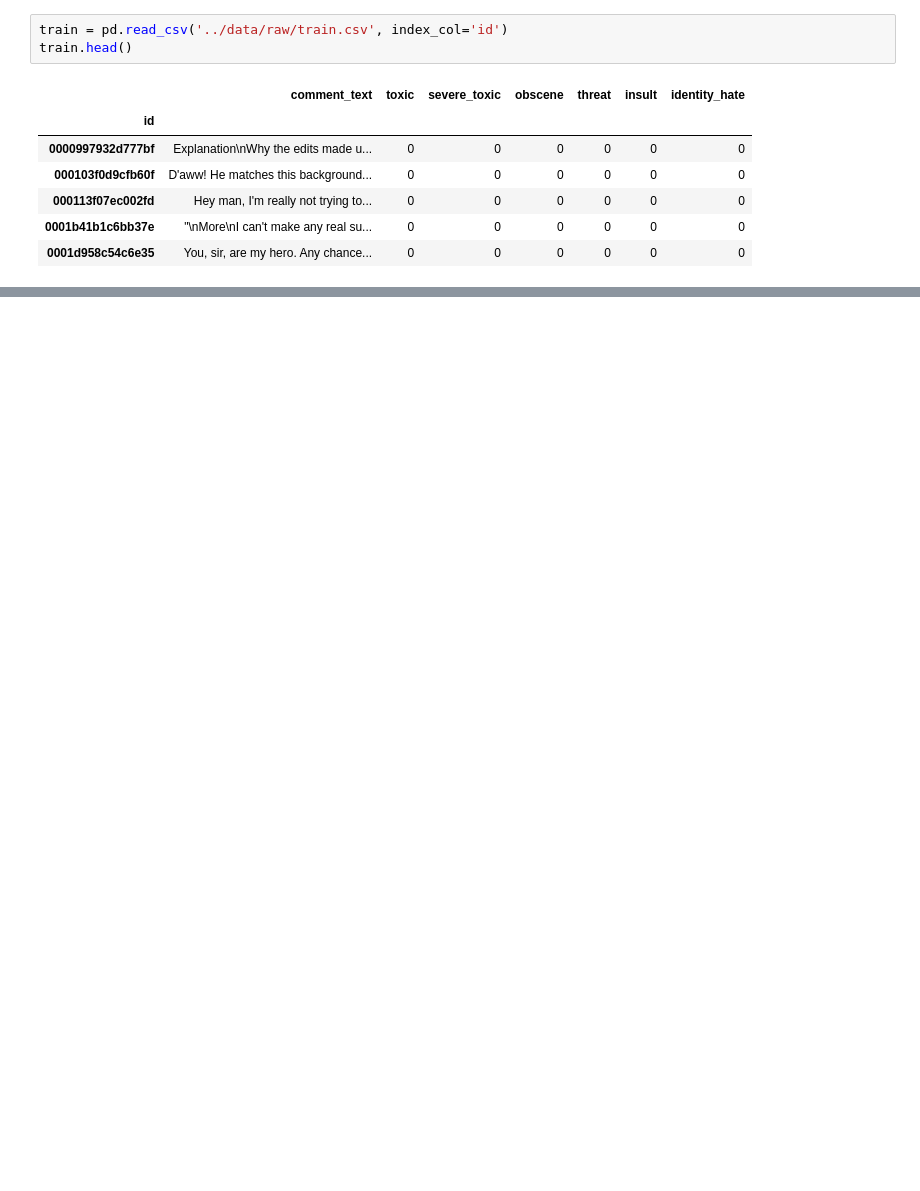
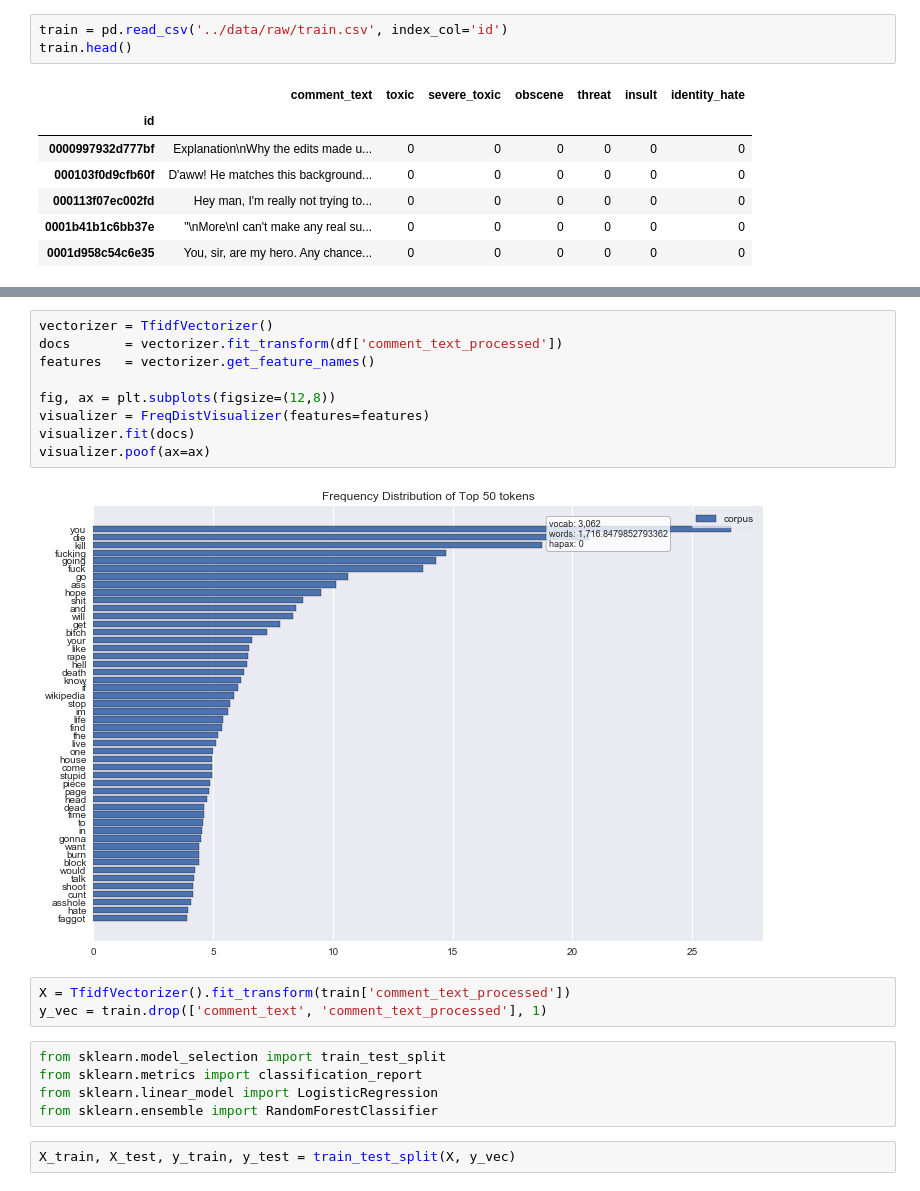
Before and after one commit to geraldcuder/ToxicCommentClassification, a Jupyter notebook: notebooks/exploration_preprocessing.ipynb, the cells around one changed output, grey strips where cells are left out. Cells and saved outputs as stored; diff of their text form; blank space fills up the shorter version.

Commit message:
baseline model

```diff
--- a/notebooks/exploration_preprocessing.ipynb
+++ b/notebooks/exploration_preprocessing.ipynb
@@ -29,0 +67,21 @@ train.sample(1)['comment_text'].values[0]
+# %%
+vectorizer = TfidfVectorizer()
+docs       = vectorizer.fit_transform(df['comment_text_processed'])
+features   = vectorizer.get_feature_names()
+
+fig, ax = plt.subplots(figsize=(12,8))
+visualizer = FreqDistVisualizer(features=features)
+visualizer.fit(docs)
+visualizer.poof(ax=ax)
+# %% [output]
+[figure, added]
+# %%
+X = TfidfVectorizer().fit_transform(train['comment_text_processed'])
+y_vec = train.drop(['comment_text', 'comment_text_processed'], 1)
+# %%
+from sklearn.model_selection import train_test_split
+from sklearn.metrics import classification_report
+from sklearn.linear_model import LogisticRegression
+from sklearn.ensemble import RandomForestClassifier
+# %%
+X_train, X_test, y_train, y_test = train_test_split(X, y_vec)
```
Also changed, not shown: parts of 9 cells of this notebook, 4 other files.
